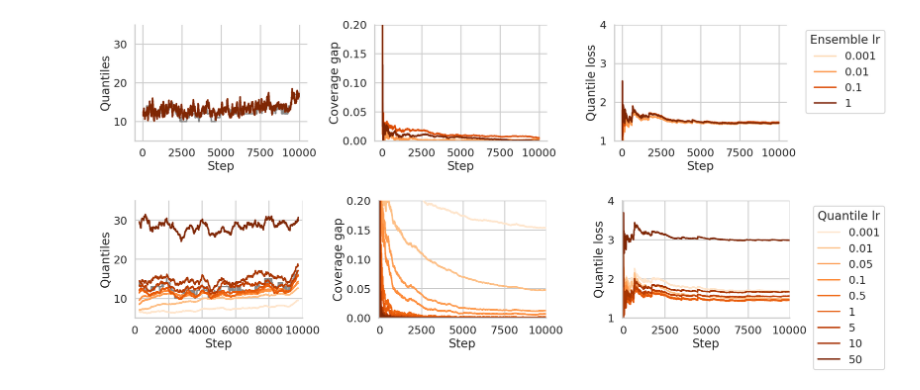
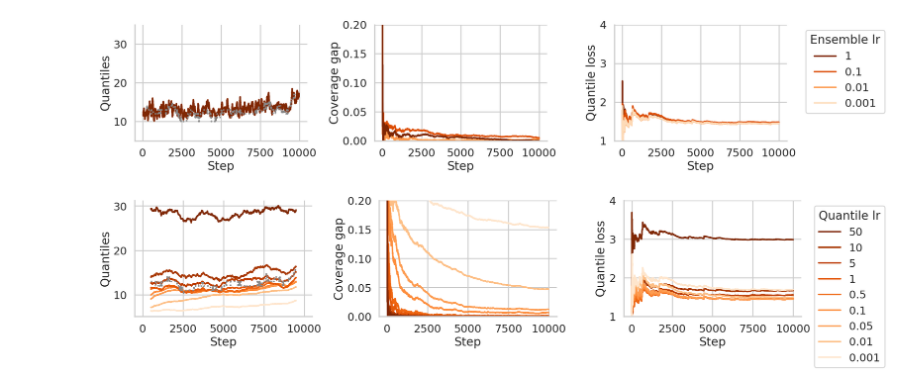
Before and after one commit to aangelopoulos/gradient-equilibrium, a Jupyter notebook: mimic_stay/quantile_ensembling.ipynb, the cells around one changed output. Cells and saved outputs as stored; diff of their text form; code cells hidden in the pictures.

Commit message:
[edit legends]

```diff
--- a/mimic_stay/quantile_ensembling.ipynb
+++ b/mimic_stay/quantile_ensembling.ipynb
@@ -130,6 +128,7 @@ df.to_pickle('./.cache/' + experiment_name + '_results.pkl')
 df = pd.read_pickle('./.cache/' + experiment_name + '_results.pkl')
 df['covered'] = (df['ensemble_prediction'] + df['base_prediction']) > df['target']
 df['quantile_covered'] = (df['quantile'] + df['base_prediction']) > df['target']
+df = df[df.ensemble_lr <= 1]
 # %%
 # Set styling
 sns.set_style("whitegrid")
@@ -172,7 +171,7 @@ true_df['y_rolling'] = true_df['target'].rolling(window=window_size, center=True
 sns.lineplot(ax=axs[0], data=true_df,
             x="step", y="y_rolling", color="#888888",
             linestyle=":", estimator=None, n_boot=0)
-
+axs[0].get_legend().remove()
 axs[0].set_ylim([5,35])
 axs[0].set_ylabel("Quantiles")
 axs[0].set_xlabel("Step")
@@ -190,7 +189,7 @@ axs[1].set_xlabel("Step")
 axs[1].set_ylim([0, 0.2])
 
 # Right plot: Loss
-for ensemble_lr in ensemble_lrs:
+for ensemble_lr in reversed(ensemble_lrs):
     axs[2].plot(
         df[df.ensemble_lr == ensemble_lr].step,
         df[df.ensemble_lr == ensemble_lr]['ensemble_loss'].expanding().mean(),
@@ -207,7 +206,7 @@ sns.despine(top=True, right=True)
 os.makedirs('./plots/quantile_ensembling', exist_ok=True)
 plt.savefig('./plots/quantile_ensembling/series.pdf')
 # %% [output]
-[figure, old version]
+[figure, new version]
 # %%
 # Set styling
 sns.set_style("whitegrid")
@@ -218,7 +217,7 @@ lr_cmap = plt.cm.Oranges
 
 # Use logarithmic normalization
 # This ensures equal color spacing on a log scale
-norm = mcolors.LogNorm(vmin=min(ensemble_lrs)/5, vmax=max(ensemble_lrs)*50)
+norm = mcolors.LogNorm(vmin=min(quantile_lrs)/5, vmax=max(quantile_lrs))
 
 # Create the colors by mapping the learning rates to the colormap
 hues = {
@@ -226,20 +225,14 @@ hues = {
 }
 
 # Create the plot
-fig, axs = plt.subplots(nrows=1, ncols=3, figsize=(23,5), sharex=False, sharey=False)
+fig, axs = plt.subplots(nrows=1, ncols=3, figsize=(23,5), sharex=True, sharey=False)
 
 # Define rolling window size
-window_size = 500
+window_size = 1000
 
 # Left plot: Rolling average for predictions
-# True values (plot these first)
-true_df = df[(df.lr == quantile_lrs[0]) & (df.ensemble_lr == ensemble_lrs[0])].copy()
-true_df['y_rolling'] = true_df['target'].rolling(window=window_size, center=True).quantile(q=1-alpha)
-sns.lineplot(ax=axs[0], data=true_df,
-            x="step", y="y_rolling", color="#888888",
-            estimator=None, n_boot=0)
 
-# Predictions for each learning rate (plot these last)
+# Predictions for each learning rate (plot these first)
 for quantile_lr in quantile_lrs:
     pred_df = df[(df.ensemble_lr == ensemble_lrs[0]) & (df.lr == quantile_lr)].copy()
     pred_df['final_prediction'] = pred_df['quantile'] + pred_df['base_prediction']
@@ -249,46 +242,50 @@ for quantile_lr in quantile_lrs:
         label=quantile_lr,
         color=hues[quantile_lr]
     )
-axs[0].set_ylim([5,35])
+
+# True values (plot these last)
+true_df = df[(df.lr == quantile_lrs[0]) & (df.ensemble_lr == ensemble_lrs[0])].copy()
+true_df['y_rolling'] = true_df['target'].rolling(window=window_size, center=True).quantile(q=1-alpha)
+sns.lineplot(ax=axs[0], data=true_df,
+            x="step", y="y_rolling", color="#888888",
+            linestyle=":", estimator=None, n_boot=0)
+
+axs[0].get_legend().remove()
 axs[0].set_ylabel("Quantiles")
 axs[0].set_xlabel("Step")
 
 # Middle plot: Coverage
 for quantile_lr in quantile_lrs:
     axs[1].plot(
         df[(df.ensemble_lr == ensemble_lrs[-1]) & (df.lr == quantile_lr)].step,
         (df[(df.ensemble_lr == ensemble_lrs[-1]) & ((df.lr == quantile_lr))]['quantile_covered'].expanding().mean() - (1-alpha)).abs(),
         label=quantile_lr,
         color=hues[quantile_lr]
     )
 
 axs[1].set_ylabel("Coverage gap")
 axs[1].set_xlabel("Step")
 axs[1].set_ylim([0, 0.2])
 
 # Right plot: Loss
-for quantile_lr in quantile_lrs:
+for quantile_lr in reversed(quantile_lrs):
     axs[2].plot(
         df[(df.ensemble_lr == ensemble_lrs[-1]) & (df.lr == quantile_lr)].step,
         df[(df.ensemble_lr == ensemble_lrs[-1]) & (df.lr == quantile_lr)]['quantile_loss'].expanding().mean(),
         label=quantile_lr,
         color=hues[quantile_lr]
     )
 axs[2].set_ylabel("Quantile loss")
 axs[2].set_xlabel("Step")
-axs[2].legend(loc="upper right", bbox_to_anchor=(1.6,1), title='Quantile lr')
+axs[2].legend(loc="upper right", bbox_to_anchor=(1.5,1), title='Quantile lr')
 axs[2].set_ylim([1,4])
-
-axs[0].set_xlim([0,10000])
-axs[1].set_xlim([-75,10000])
-axs[2].set_xlim([-75,10000])
 
 plt.tight_layout()
 sns.despine(top=True, right=True)
-os.makedirs('./plots/quantile_ensembling', exist_ok=True)
-plt.savefig('./plots/quantile_ensembling/quantile-series.pdf', bbox_inches='tight')
+os.makedirs('./plots/' + experiment_name, exist_ok=True)
+plt.savefig(f"./plots/{experiment_name}/quantile-series.pdf", bbox_inches='tight')
 # %% [output]
-[figure, old version]
+[figure, new version]
 # %%
 # Set styling
 sns.set_style("whitegrid")
```
Also changed, not shown: parts of 2 cells of this notebook, 16 other files.
